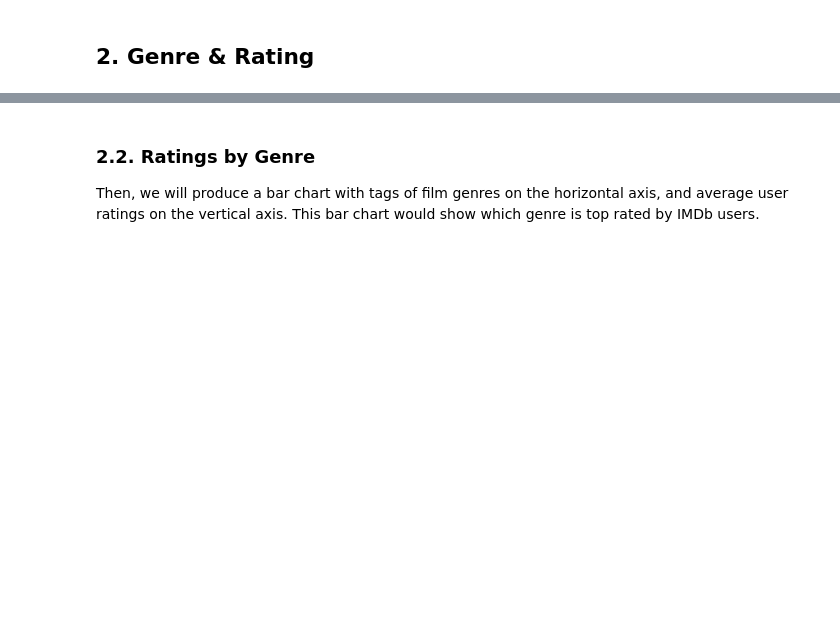
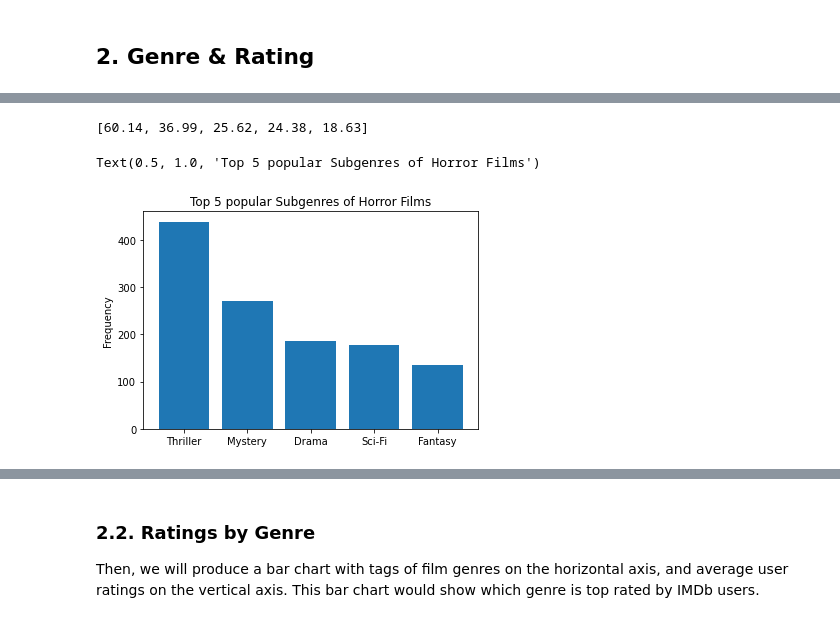
Before and after one commit to tl3472/GA4003-HorrorFilms, a Jupyter notebook: Horror Film Report.ipynb, the cells around one changed output, grey strips where cells are left out. Saved outputs shown, nothing was run; the diff lists cells and outputs as text; code cells hidden in the pictures; blank space fills up the shorter version.

```diff
--- a/Horror Film Report.ipynb
+++ b/Horror Film Report.ipynb
@@ -118 +101,25 @@ Genre_count.head()
 First, we will count the total number of films of each genre, and create a pie chart to show their proportions (e.g. among all 723 films, 40% are drama, 30% are adventure, etc.).
+# %%
+x=list(Genre_count.head(5).index)
+y=list(Genre_count['Frequency'].head(5))
+label = list(round(Genre_count['Propotion(%)'].head(5),2))
+label
+# %% [output]
+[60.14, 36.99, 25.62, 24.38, 18.63]
+# %%
+fig, ax = plt.subplots(1,1)
+ax.bar(x,y)
+ax.set_ylabel('Frequency')
+ax.set_title('Top 5 popular Subgenres of Horror Films')
+# ax.annotate(
+#             label,                      # Use `label` as label
+#             (x, y),         # Place label at end of the bar
+#             xytext=(0, 3),          # Vertically shift label by `space`
+#             textcoords="offset points", # Interpret `xytext` as offset in points
+#             ha='center')                # Horizontally center label)
+
+
+#autolabel(ax)
+# %% [output]
+Text(0.5, 1.0, 'Top 5 popular Subgenres of Horror Films')
+[figure, added]
```
Also changed, not shown: parts of 50 cells of this notebook, 1 other file.
